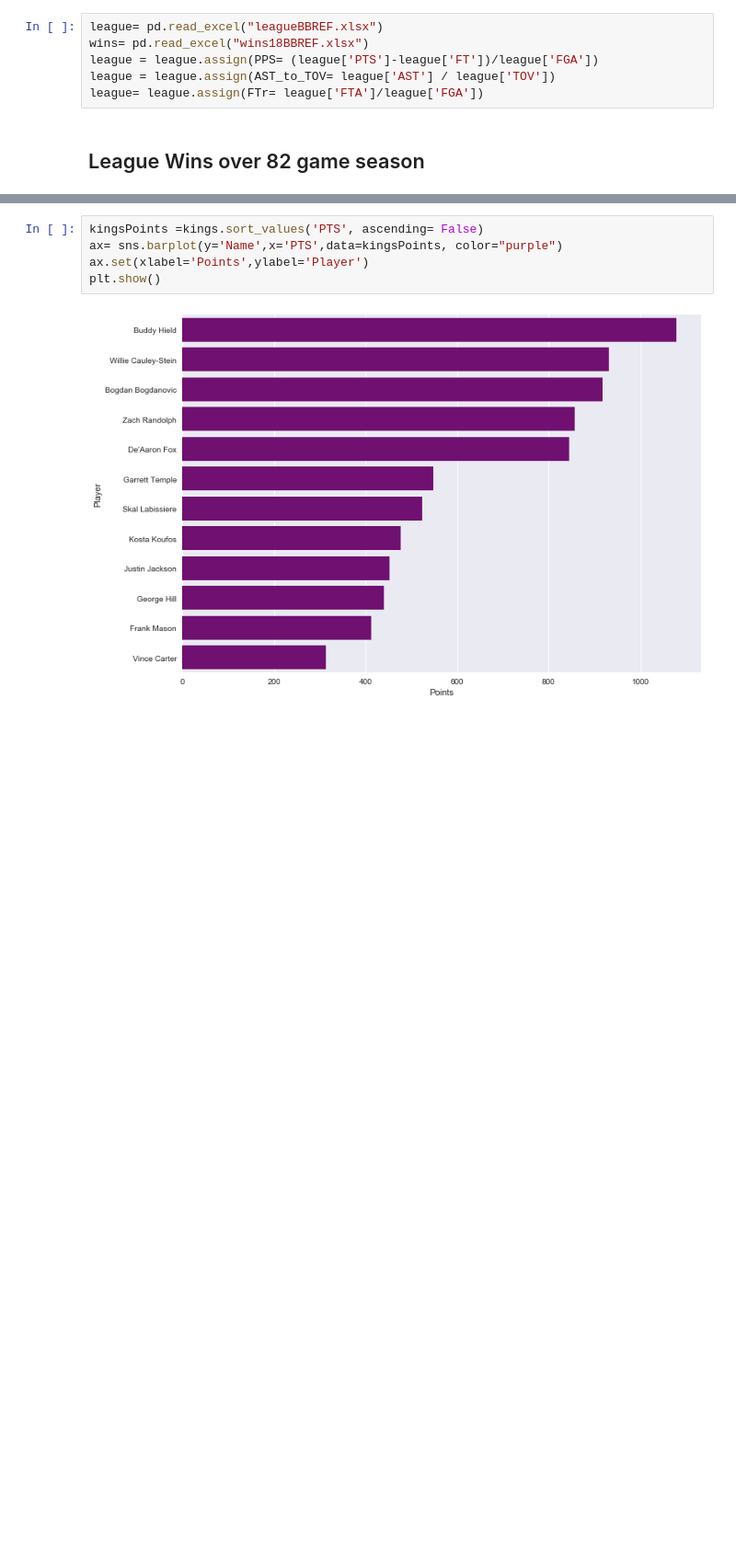
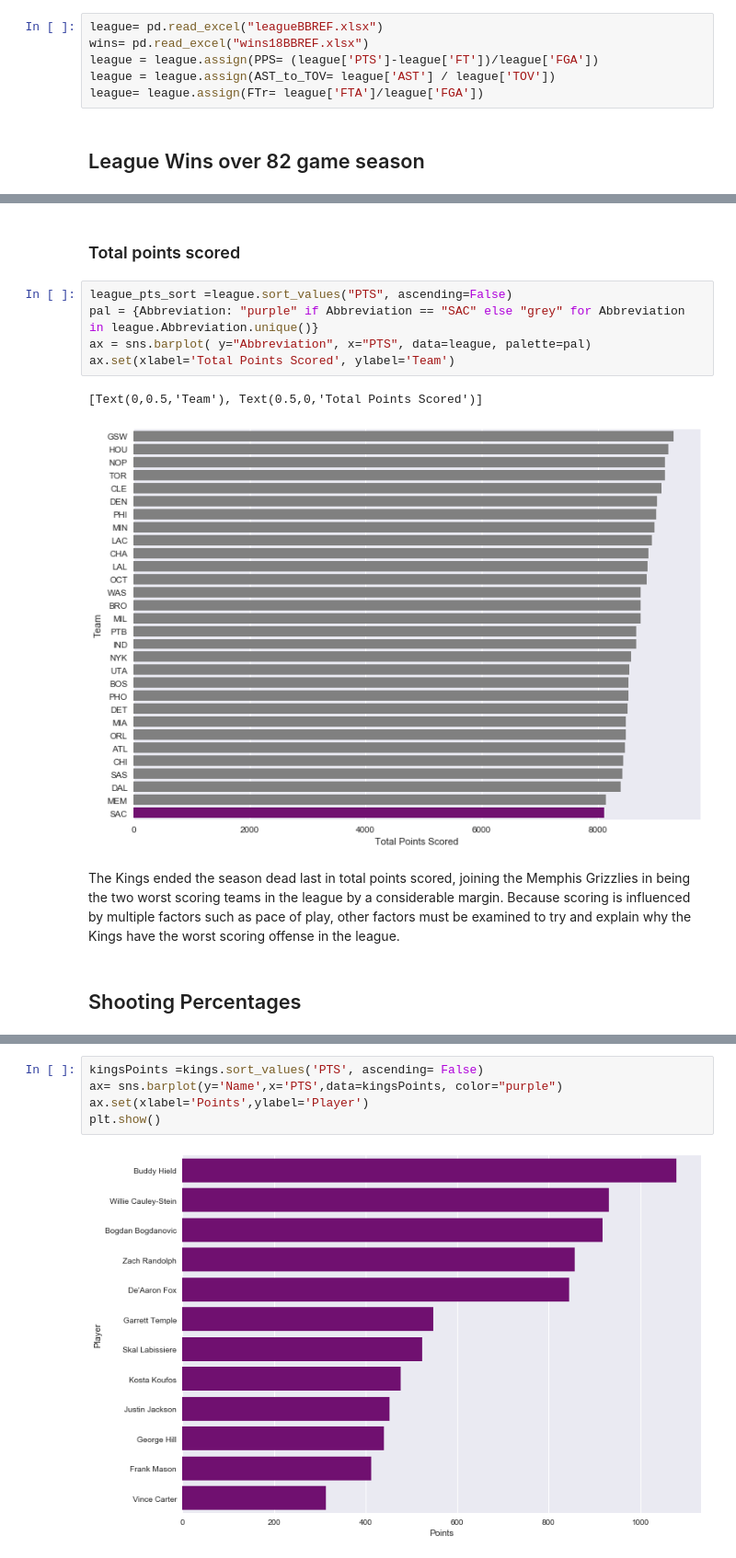
Before and after one commit to NicSoria/Kings17-18Season, a Jupyter notebook: Kings 2017-18 Analysis 7-11.ipynb, the cells around one changed output, grey strips where cells are left out. Shown: that part at 92% size. Cells and saved outputs as stored; diff of their text form; blank space fills up the shorter version.

Commit message:
Updated Analysis File
Updated Analysis file to include more detailed descriptions and to improve existing data

```diff
--- a/Kings 2017-18 Analysis.ipynb
+++ b/Kings 2017-18 Analysis 7-11.ipynb
@@ -40,0 +51,14 @@ plt.show()
+# %% [markdown]
+### Total points scored
+# %%
+league_pts_sort =league.sort_values("PTS", ascending=False)
+pal = {Abbreviation: "purple" if Abbreviation == "SAC" else "grey" for Abbreviation in league.Abbreviation.unique()}
+ax = sns.barplot( y="Abbreviation", x="PTS", data=league, palette=pal)
+ax.set(xlabel='Total Points Scored', ylabel='Team')
+# %% [output]
+[Text(0,0.5,'Team'), Text(0.5,0,'Total Points Scored')]
+[figure, added]
+# %% [markdown]
+The Kings ended the season dead last in total points scored, joining the Memphis Grizzlies in being the two worst scoring teams in the league by a considerable margin. Because scoring is influenced by multiple factors such as pace of play, other factors must be examined to try and explain why the Kings have the worst scoring offense in the league.
+# %% [markdown]
+## Shooting Percentages
```
Also changed, not shown: parts of 24 cells of this notebook, 4 other files.
